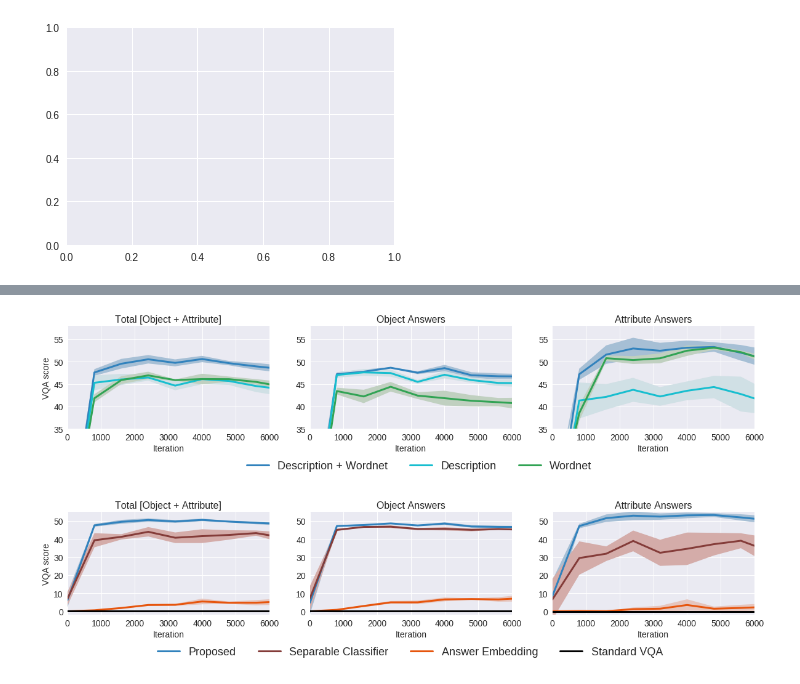
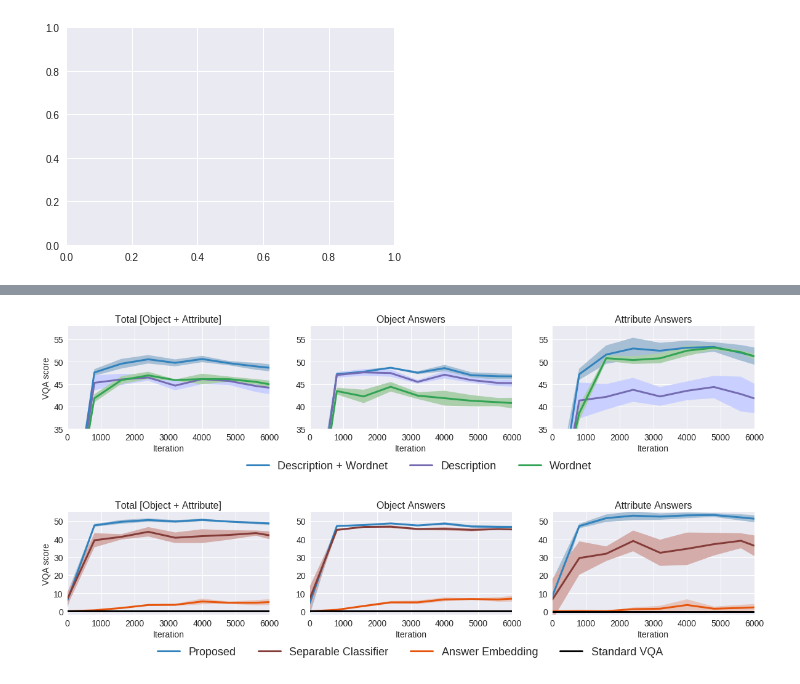
Before and after one commit to HyeonwooNoh/VQA-Transfer-ExternalData, a Jupyter notebook: plot_for_paper.ipynb, the cells around one changed output, grey strips where cells are left out. Saved outputs shown, nothing was run; the diff lists cells and outputs as text; code cells hidden in the pictures.

Commit message:
plot update

```diff
--- a/plot_for_paper.ipynb
+++ b/plot_for_paper.ipynb
@@ -223,43 +223,43 @@ plt.figure(figsize=(20,4))
 y_lims = [(35, 58), (35, 58), (35, 58)]
 linecolors = {
     'bf_ws': '#3182bd',
-    'bf': '#17becf',
+    'bf': '#756bb1',
     'ws': '#31a354',
 }
 facecolors = {
     'bf_ws': '#a6bfd5',
-    'bf': '#d0e0e5',
-    'ws': '#c0d0c0',
+    'bf': '#c9d0ff',
+    'ws': '#abcfab',
 }
 for i, (title, name, y_lim) in enumerate(zip(titles, names, y_lims)):
     plt.subplot(1, 3, i+1)
     for res_key in ['bf_ws', 'bf', 'ws']:
         res = data_summary_dict[res_key]
         x = res['iter']
         y = res[name + '_mean'] * 100
         y_err = res[name + '_std'] * 100
         plt.plot(x, y, linewidth=3, color=linecolors[res_key])
         plt.fill_between(x, y - y_err, y + y_err, facecolor=facecolors[res_key])
 
     plt.title(title, fontsize=16)
     #plt.legend(['Blankfill + Wordset', 'Blankfill', 'Wordset'], loc='lower right', bbox_to_anchor=(0.98, 0.05), fontsize=14)
     plt.ylim(y_lim)
     plt.xlim((0, 6000))
     plt.yticks(fontsize=14)
     plt.xticks(fontsize=14)
     if i == 0:
         plt.ylabel('VQA score', fontsize=14)
     plt.xlabel('Iteration', fontsize=14)
 
 plt.figlegend(['Description + Wordnet', 'Description', 'Wordnet'], loc='lower center', ncol=3, fontsize=18, bbox_to_anchor=(0.43, 0))
 plt.subplots_adjust(bottom=0.3)
 #plt.figlegend( lines, labels, loc = 'lower center', ncol=5, labelspacing=0. )
 
 #plt.tight_layout()
 plt.savefig('plots/data_comparison_with_std.png',bbox_inches='tight')
 plt.show()
 # %% [output]
-[figure, old version]
+[figure, new version]
 # %%
 plt.figure(figsize=(20,4))
 #plt.suptitle('Liguistic Knowledge Sources Comparison', fontsize=20, x=0.51, y=1.08)
```
Also changed, not shown: 2 other files.
